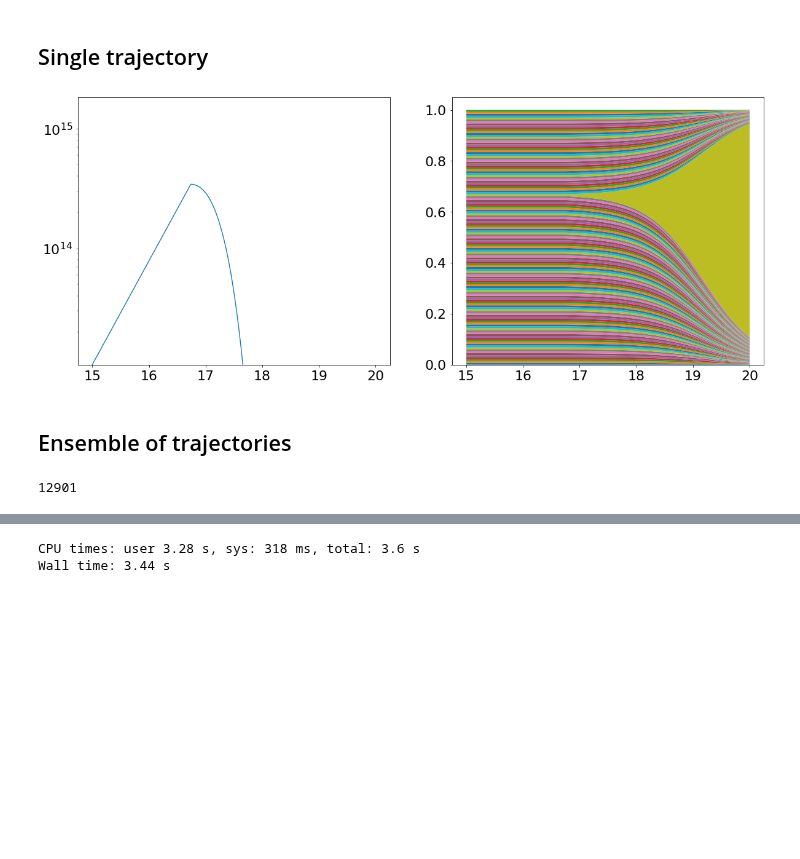
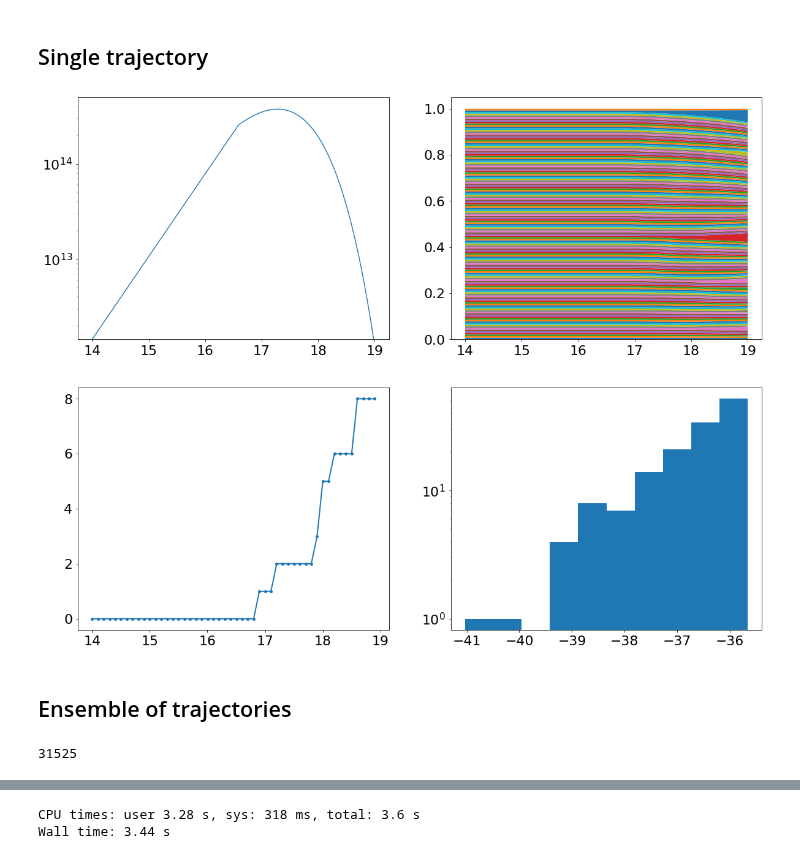
Before and after one commit to betoto008/Affinity_maturation, a Jupyter notebook: Jupyter_Notebooks/1_Sigle_Dynamics.ipynb, the cells around one changed output, grey strips where cells are left out. Drawn from its saved outputs; the diff is of its cells as text; code cells hidden in the pictures; blank space fills up the shorter version.

```diff
--- a/Jupyter_Notebooks/1_Sigle_Dynamics.ipynb
+++ b/Jupyter_Notebooks/1_Sigle_Dynamics.ipynb
@@ -55,23 +55,38 @@ fig.savefig('../Figures/Energy_matrices.png')
 # %%
 L = 12
 NC = 1e4
-T0 = 15
-Tf = 20
+T0 = 14
+Tf = 19
 dT = 0.001
+beta = 2
+gamma = 0.1
+nu = 1
 antigen = 'TACNSEYPNTTK'
-data_antigen = np.loadtxt(Text_files_path + 'Dynamics/antigen_L-%d_N-%d_Antigen-'%(L, NC)+antigen+'.txt')
-data_bcells = np.loadtxt(Text_files_path + 'Dynamics/bcells_L-%d_N-%d_Antigen-'%(L, NC)+antigen+'.txt')
+time = np.linspace(T0, Tf, int((Tf-T0)/dT))
+data_antigen = np.loadtxt(Text_files_path + 'Dynamics/Single_trajectory/antigen_L-%d_N-%d_Antigen-'%(L, NC)+antigen+'.txt')
+data_bcells = np.loadtxt(Text_files_path + 'Dynamics/Single_trajectory/bcells_L-%d_N-%d_Antigen-'%(L, NC)+antigen+'_beta-%.1f_nu-%.1f_gamma-%.1f.txt'%(beta, nu, gamma))
+data_energies = np.loadtxt(Text_files_path + 'Dynamics/Single_trajectory/energies_L-%d_N-%d_Antigen-'%(L, NC)+antigen+'_beta-%.1f_nu-%.1f_gamma-%.1f.txt'%(beta, nu, gamma))
+data_N_active_linages = np.loadtxt(Text_files_path + 'Dynamics/Single_trajectory/N_active_linages_L-%d_N-%d_Antigen-'%(L, NC)+antigen+'_beta-%.1f_nu-%.1f_gamma-%.1f.txt'%(beta, nu, gamma))
 # %%
-fig, ax = plt.subplots(1,2,figsize=(20,8))
+fig, ax = plt.subplots(2,2,figsize=(20,16))
 time = np.linspace(T0, Tf, int((Tf-T0)/dT))
-ax[0].plot(time, data_antigen)
-ax[0].set_yscale('log')
-ax[0].tick_params(labelsize = 22)
-ax[0].set_ylim(bottom = np.min(data_antigen[0]))
-ax[1].stackplot(time, data_bcells.transpose()/np.sum(data_bcells.transpose(), axis = 0));
-ax[1].tick_params(labelsize = 22)
+ax[0,0].plot(time, data_antigen)
+ax[0,0].set_yscale('log')
+ax[0,0].tick_params(labelsize = 22)
+ax[0,0].set_ylim(bottom = np.min(data_antigen[0]))
+
+ax[0,1].stackplot(time, data_bcells.transpose()/np.sum(data_bcells.transpose(), axis = 0));
+ax[0,1].tick_params(labelsize = 22)
+
+ax[1,0].plot(time[::100], data_N_active_linages[::100], linestyle = '-', marker = 'o', ms = 5, linewidth = 2, label = 'simulation')
+#ax[1,0].set_yscale('log')
+ax[1,0].tick_params(labelsize = 22)
+
+ax[1,1].hist(data_energies, bins = 10)
+ax[1,1].set_yscale('log')
+ax[1,1].tick_params(labelsize = 22)
 # %% [output]
-[figure, old version]
+[figure, new version]
 # %% [markdown]
 ## Ensemble of trajectories
 # %%
@@ -80,8 +95,15 @@ NC = 1e4
 T0 = 14
 Tf = 19
 dT = 0.001
-data_bcells_ensemble = np.loadtxt(Text_files_path + 'Dynamics/bcells_ensemble_L-%d_N-%d_Antigen-'%(L, NC)+antigen+'.txt')
+beta = 2
+gamma = .1
+nu = 1
+time = np.linspace(T0, Tf, int((Tf-T0)/dT))
+data_bcells_ensemble = np.loadtxt(Text_files_path + 'Dynamics/Ensemble/bcells_ensemble_L-%d_N-%d_Antigen-'%(L, NC)+antigen+'_beta-%.1f_nu-%.1f_gamma-%.1f.txt'%(beta, nu, gamma))
+data_energies_ensemble = np.loadtxt(Text_files_path + 'Dynamics/Ensemble/energies_ensemble_L-%d_N-%d_Antigen-'%(L, NC)+antigen+'_beta-%.1f_nu-%.1f_gamma-%.1f.txt'%(beta, nu, gamma))
+data_N_active_linages_ensemble = np.loadtxt(Text_files_path + 'Dynamics/Ensemble/N_active_linages_ensemble_L-%d_N-%d_Antigen-'%(L, NC)+antigen+'_beta-%.1f_nu-%.1f_gamma-%.1f.txt'%(beta, nu, gamma))
+
 print(len(data_bcells_ensemble))
 # %% [output]
-12901
+31525
 # %%
```
Also changed, not shown: parts of 5 cells of this notebook, 16 other files.
